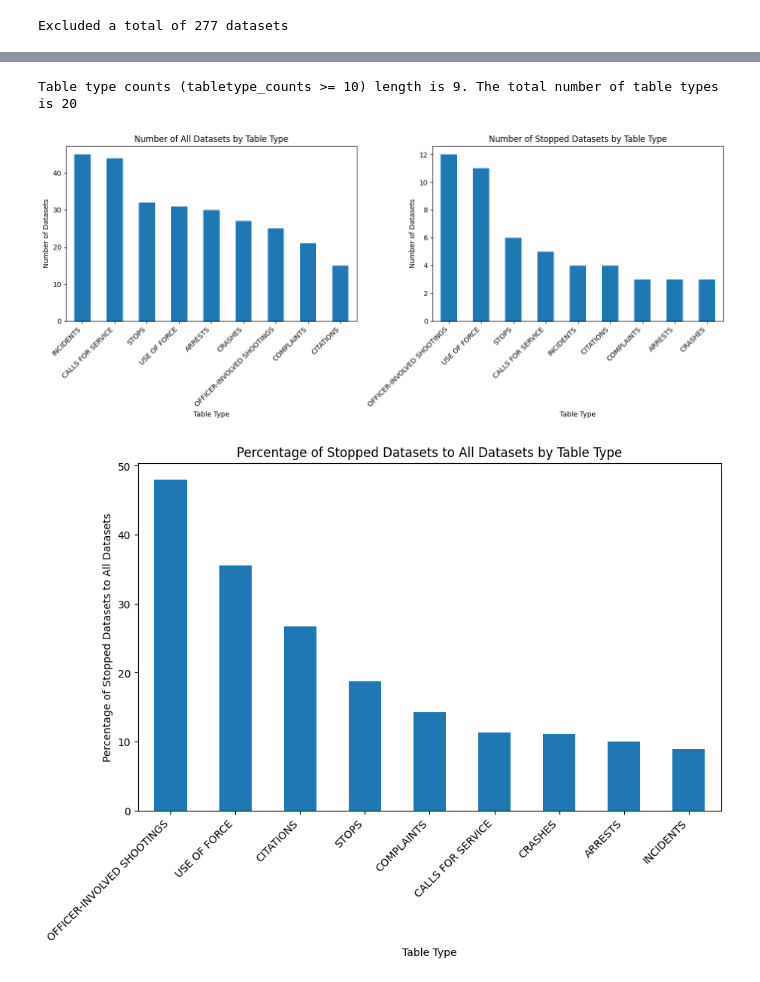
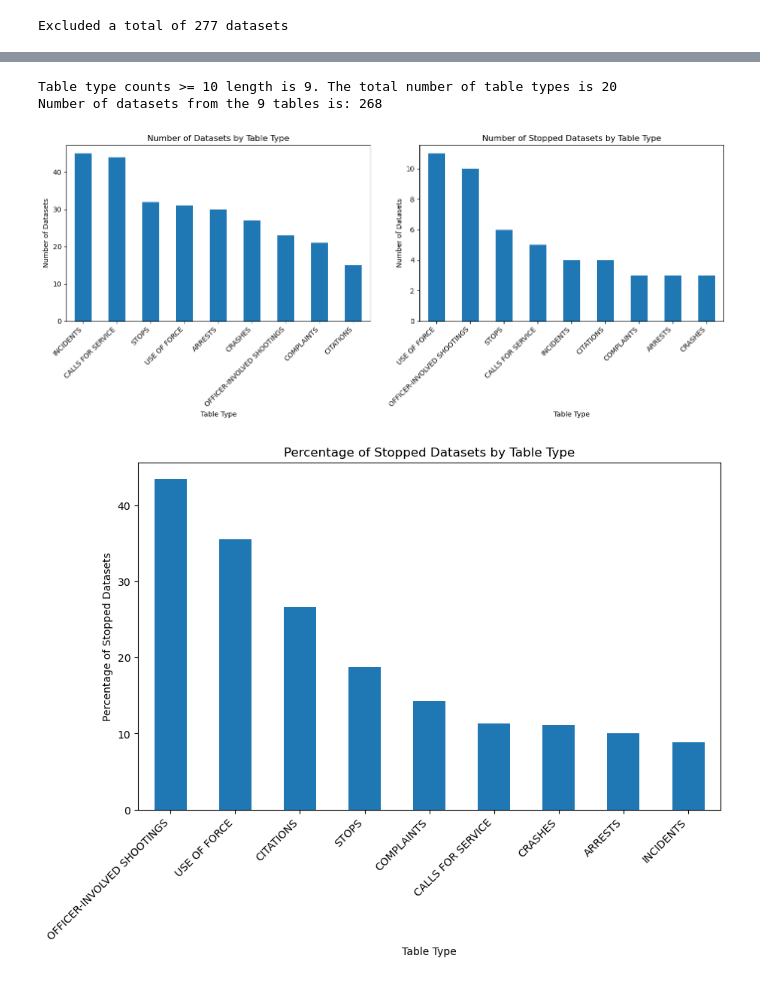
Before and after one commit to openpolicedata/opd-examples, a Jupyter notebook: finding_stopped_datasets.ipynb, the cells around one changed output, grey strips where cells are left out. Cells and saved outputs as stored; diff of their text form; code cells hidden in the pictures.

Commit message:
Clean up. Adding OIS filtering

```diff
--- a/finding_stopped_datasets.ipynb
+++ b/finding_stopped_datasets.ipynb
@@ -96,18 +150,11 @@ print(f"Excluded a total of {all_datasets_original.shape[0] - all_datasets.shape
 Excluded a total of 277 datasets
 # %%
 # Now we will organize the data to make it easier to analyze
-# Since we are interested in types datasets that have been stopped we want to focus on coverage start and end dates and the types
-selected_columns = ['State', 'SourceName', 'TableType', 'coverage_start', 'coverage_end']
-original_df = all_datasets[selected_columns].copy()
+# Since we are interested in types of datasets that have been stopped, we want to focus on coverage start and end dates and table types
+selected_columns = ['State', 'SourceName', 'AgencyFull', 'TableType', 'coverage_start', 'coverage_end']
+df = all_datasets.copy()
 
-# Drop rows with NaN values in 'coverage_start' and 'coverage_end' should be YEAR NONE
-df = original_df.dropna(subset=['coverage_start', 'coverage_end'])
-record_count_without_coverage_start_end = len(original_df) - len(df)
-
-# Print the number of records dropped
-print(f"Number of records dropped with N/A in either coverage_start or coverage_end: {record_count_without_coverage_start_end}")
-
-# Create entries for each year instead of a range of years. This will create more data in a row, but will make it easier to filter the data
+# Create entries for each year instead of a range of years. This will make it easier to filter the data
 df['ListOfYears'] = df.apply(
     lambda row: list(range(int(row['coverage_start'].year), int(row['coverage_end'].year) + 1)), axis=1)
 
@@ -115,10 +162,10 @@ df['ListOfYears'] = df.apply(
 df = df.drop(columns=['coverage_start', 'coverage_end'])
 
 # find any columns of 'ListOfYears' that are not list objects and print those rows
+# There shouldn't be any. This is just a data quality check.
 non_list_years = df[~df['ListOfYears'].apply(lambda x: isinstance(x, list))]
 
 if len(non_list_years) > 0:
-    print(f"Error, the ListOfYears column has {len(non_list_years)} values that are not lists are:")
-    print(non_list_years)
+    raise ValueError(f"Error, the ListOfYears column has {len(non_list_years)} values that are not lists are:\n{non_list_years}")
 else:
     pass # do nothing this is just a quality check, everything should be a list
@@ -179,0 +202,10 @@ If nothing else was printed that means the data is clean and ready for analysis
+# %%
+if clean_ois:
+    # Remove officer-involved shooting (OIS) datasets where there is no recent data and the Mapping Police Violence
+    # database agrees that there have been no recent OIS. This helps account for the potential rarity of OIS.
+    num_before = len(df)
+    df = validate_ois_datasets(df)
+    print(f'Number of officer-involved shootings datasets removed: {num_before-len(df)}\n')
+
+print(f'Number of datasets that will be analyzed: {len(df)}')
+df.to_csv('stopped_dataset_analysis_datasets.csv', index=False)
@@ -201,5 +238,5 @@ plt.show()
 # %%
-#Find the datasets where the data is most likely to be stopped within the year
+# Find datasets whose most recent year is up_to_date_dataset_year_max or earlier
 
 
 tabletype_analysis_df = df.copy()
@@ -208,47 +245,50 @@ tabletype_counts = tabletype_analysis_df['TableType'].value_counts()
 # show only statistically significant table types
 total_tabletype_counts = len(tabletype_counts)
 tabletype_counts = tabletype_counts[tabletype_counts >= minimum_tabletype_counts_to_show]
-print(f"Table type counts (tabletype_counts >= {minimum_tabletype_counts_to_show}) length is {len(tabletype_counts)}. The total number of table types is {total_tabletype_counts}")
+print(f"Table type counts >= {minimum_tabletype_counts_to_show} length is {len(tabletype_counts)}. The total number of table types is {total_tabletype_counts}")
 
 # filter out the table types that are not in the tabletype_counts
 tabletype_analysis_df = tabletype_analysis_df[tabletype_analysis_df['TableType'].isin(tabletype_counts.index)]
 
-stopped_datasets = tabletype_analysis_df[tabletype_analysis_df['MaxYear'] < (analysis_year_max-1)]
+print(f'Number of datasets from the {len(tabletype_counts)} tables is: {len(tabletype_analysis_df)}')
+
+stopped_datasets = tabletype_analysis_df[tabletype_analysis_df['MaxYear'] < up_to_date_dataset_year_max]
 stopped_tabletype_counts = stopped_datasets['TableType'].value_counts()
 
 
 # compute a bar graph histogram of the number of datasets that are stopped by TableType
 fig, axes = plt.subplots(nrows=1, ncols=2, figsize=(14, 6))
 
 tabletype_counts.plot(kind='bar', ax=axes[0])
 axes[0].set_xlabel('Table Type')
 axes[0].set_ylabel('Number of Datasets')
-axes[0].set_title('Number of All Datasets by Table Type')
+axes[0].set_title('Number of Datasets by Table Type')
 axes[0].set_xticklabels(tabletype_counts.index, rotation=45, ha='right')
 
 stopped_tabletype_counts.plot(kind='bar', ax=axes[1])
 axes[1].set_xlabel('Table Type')
 axes[1].set_ylabel('Number of Datasets')
 axes[1].set_title('Number of Stopped Datasets by Table Type')
 axes[1].set_xticklabels(stopped_tabletype_counts.index, rotation=45, ha='right')
 
 plt.tight_layout()
 plt.show()
 
 # Find which type has the highest ratio of stopped datasets
 percentage_of_stopped_datasets = 100*(stopped_tabletype_counts / tabletype_counts)
 percentage_of_stopped_datasets = percentage_of_stopped_datasets.fillna(0)
 
 # Create a bar plot of the ratio and sort the values from high to low
 percentage_of_stopped_datasets = percentage_of_stopped_datasets.sort_values(ascending=False)
 plt.figure(figsize=(10, 6))
 ax = percentage_of_stopped_datasets.plot(kind='bar')
 ax.set_xticklabels(percentage_of_stopped_datasets.index, rotation=45, ha='right')
 plt.xlabel('Table Type')
-plt.ylabel('Percentage of Stopped Datasets to All Datasets')
-plt.title('Percentage of Stopped Datasets to All Datasets by Table Type')
+plt.ylabel('Percentage of Stopped Datasets')
+plt.title('Percentage of Stopped Datasets by Table Type')
 plt.show()
 # %% [output]
-Table type counts (tabletype_counts >= 10) length is 9. The total number of table types is 20
+Table type counts >= 10 length is 9. The total number of table types is 20
+Number of datasets from the 9 tables is: 268
-[figure, old version]
+[figure, new version]
-[figure, old version]
+[figure, new version]
```
Also changed, not shown: parts of 9 cells of this notebook.
